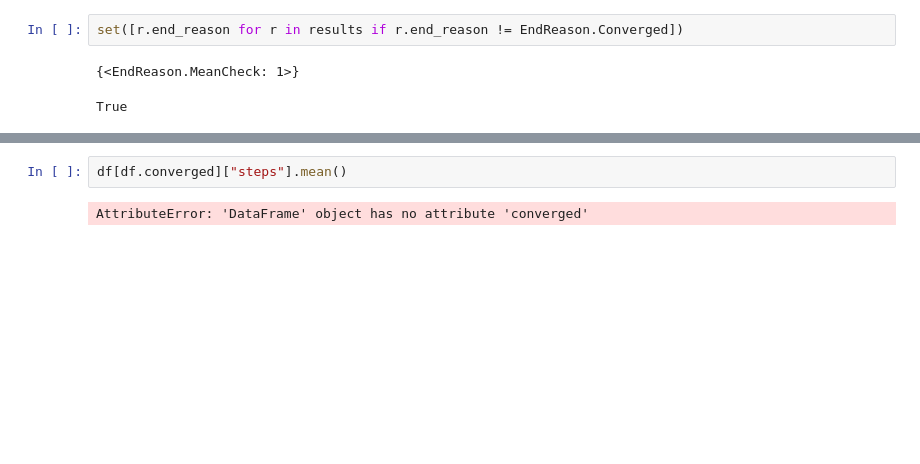
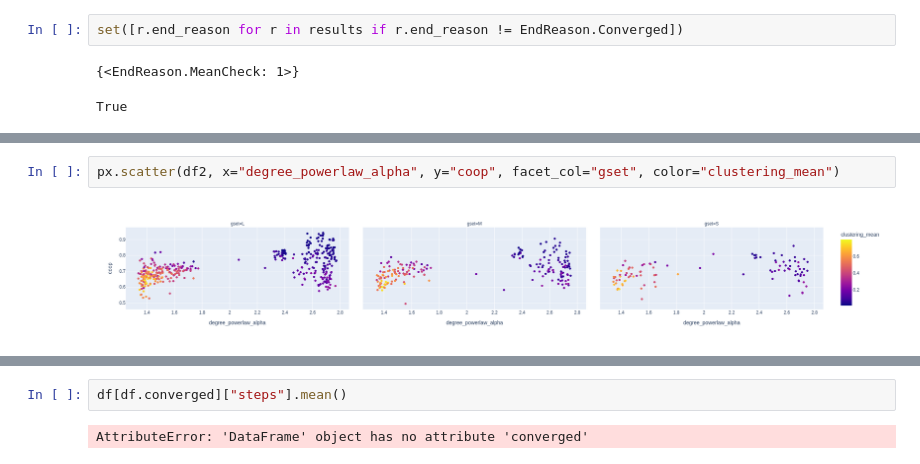
Before and after one commit to spirali/pon, a Jupyter notebook: Untitled.ipynb, the cells around one changed output, grey strips where cells are left out. Saved outputs shown, nothing was run; the diff lists cells and outputs as text; blank space fills up the shorter version.

```diff
--- a/Untitled.ipynb
+++ b/Untitled.ipynb
@@ -74,0 +131,4 @@ px.scatter(df, x="graph", y="coop")
+# %%
+px.scatter(df2, x="degree_powerlaw_alpha", y="coop", facet_col="gset", color="clustering_mean")
+# %% [output]
+[figure, added]
```
Also changed, not shown: parts of 9 cells of this notebook, 1 other file.
